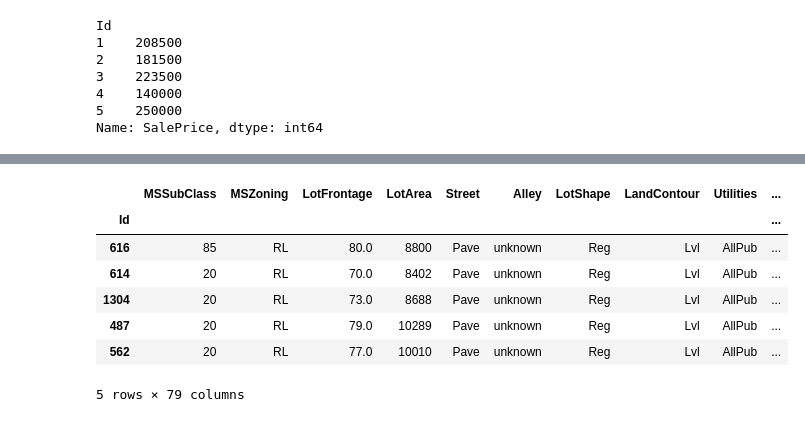
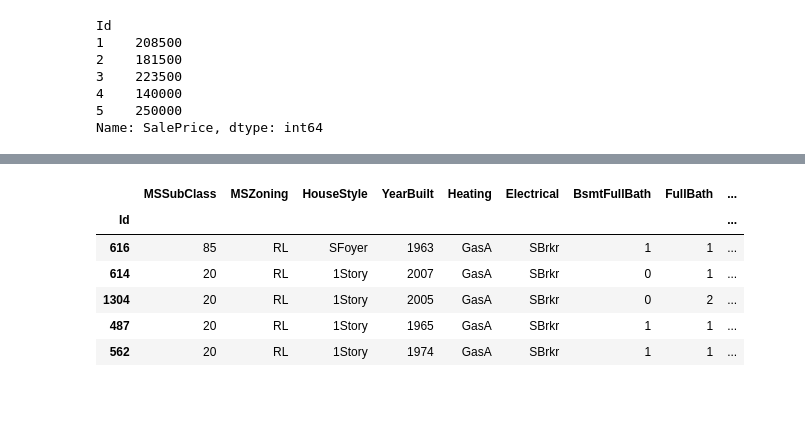
Before and after one commit to chloea31/machine_learning, a Jupyter notebook: notebooks/house_prices.ipynb, the cells around one changed output, grey strips where cells are left out. Cells and saved outputs as stored; diff of their text form; code cells hidden in the pictures.

```diff
--- a/notebooks/house_prices.ipynb
+++ b/notebooks/house_prices.ipynb
@@ -227,7 +251,24 @@ If categorical data => OneHotEncoder
 If numerical data => filling null data in (by fixed number, or the mean) => If mean: calculation from the TRAINING dataset
 # %%
 # Separating the features and the target (SalePrice)
-X = train.drop(columns = ["SalePrice"])
+X = train.drop(columns = ["SalePrice"])[[
+    "MSSubClass",
+    "MSZoning",
+    "HouseStyle",
+    "YearBuilt",
+    "Heating",
+    "Electrical",
+    "BsmtFullBath",
+    "FullBath",
+    "BedroomAbvGr",
+    "KitchenAbvGr",
+    "KitchenQual",
+    "GarageType",
+    "GarageCars",
+    "PavedDrive",
+    "OpenPorchSF",
+    "PoolQC"
+]]
 #X.info()
 #X.head()
 
@@ -273,24 +339,24 @@ X_train.head()
 # %%
 # Filling missing values in
-X_train["LotFrontage"] = X_train["LotFrontage"].fillna(value = X_train["LotFrontage"].mean())
-X_train["Alley"] = X_train["Alley"].fillna(value = "unknown")
-X_train["MasVnrType"] = X_train["MasVnrType"].fillna(value = "unknown")
-X_train["MasVnrArea"] = X_train["MasVnrArea"].fillna(value = X_train["MasVnrArea"].mean())
-X_train["BsmtQual"] = X_train["BsmtQual"].fillna(value = "unknown")
-X_train["BsmtCond"] = X_train["BsmtCond"].fillna(value = "unknown")
-X_train["BsmtExposure"] = X_train["BsmtExposure"].fillna(value = "unknown")
-X_train["BsmtFinType1"] = X_train["BsmtFinType1"].fillna(value = "unknown")
-X_train["BsmtFinType2"] = X_train["BsmtFinType2"].fillna(value = "unknown")
+#X_train["LotFrontage"] = X_train["LotFrontage"].fillna(value = X_train["LotFrontage"].mean())
+#X_train["Alley"] = X_train["Alley"].fillna(value = "unknown")
+#X_train["MasVnrType"] = X_train["MasVnrType"].fillna(value = "unknown")
+#X_train["MasVnrArea"] = X_train["MasVnrArea"].fillna(value = X_train["MasVnrArea"].mean())
+#X_train["BsmtQual"] = X_train["BsmtQual"].fillna(value = "unknown")
+#X_train["BsmtCond"] = X_train["BsmtCond"].fillna(value = "unknown")
+#X_train["BsmtExposure"] = X_train["BsmtExposure"].fillna(value = "unknown")
+#X_train["BsmtFinType1"] = X_train["BsmtFinType1"].fillna(value = "unknown")
+#X_train["BsmtFinType2"] = X_train["BsmtFinType2"].fillna(value = "unknown")
 X_train["Electrical"] = X_train["Electrical"].fillna(value = "unknown")
-X_train["FireplaceQu"] = X_train["FireplaceQu"].fillna(value = "unknown")
+#X_train["FireplaceQu"] = X_train["FireplaceQu"].fillna(value = "unknown")
 X_train["GarageType"] = X_train["GarageType"].fillna(value = "unknown")
-X_train["GarageYrBlt"] = X_train["GarageYrBlt"].fillna(value = X_train["GarageYrBlt"].mean())
-X_train["GarageFinish"] = X_train["GarageFinish"].fillna(value = "unknown")
-X_train["GarageQual"] = X_train["GarageQual"].fillna(value = "unknown")
-X_train["GarageCond"] = X_train["GarageCond"].fillna(value = "unknown")
+#X_train["GarageYrBlt"] = X_train["GarageYrBlt"].fillna(value = X_train["GarageYrBlt"].mean())
+#X_train["GarageFinish"] = X_train["GarageFinish"].fillna(value = "unknown")
+#X_train["GarageQual"] = X_train["GarageQual"].fillna(value = "unknown")
+#X_train["GarageCond"] = X_train["GarageCond"].fillna(value = "unknown")
 X_train["PoolQC"] = X_train["PoolQC"].fillna(value = "unknown")
-X_train["Fence"] = X_train["Fence"].fillna(value = "unknown")
-X_train["MiscFeature"] = X_train["MiscFeature"].fillna(value = "unknown")
+#X_train["Fence"] = X_train["Fence"].fillna(value = "unknown")
+#X_train["MiscFeature"] = X_train["MiscFeature"].fillna(value = "unknown")
 X_train.info()
 X_train.head()
 # %% [output]
@@ -314,11 +380,10 @@ memory usage: 611.2+ KB
-|  | MSSubClass | MSZoning | LotFrontage | LotArea | Street | Alley | LotShape | LandContour | Utilities | ... |
-| Id |  |  |  |  |  |  |  |  |  | ... |
-| 616 | 85 | RL | 80.0 | 8800 | Pave | unknown | Reg | Lvl | AllPub | ... |
-| 614 | 20 | RL | 70.0 | 8402 | Pave | unknown | Reg | Lvl | AllPub | ... |
-| 1304 | 20 | RL | 73.0 | 8688 | Pave | unknown | Reg | Lvl | AllPub | ... |
-| 487 | 20 | RL | 79.0 | 10289 | Pave | unknown | Reg | Lvl | AllPub | ... |
-| 562 | 20 | RL | 77.0 | 10010 | Pave | unknown | Reg | Lvl | AllPub | ... |
+|  | MSSubClass | MSZoning | HouseStyle | YearBuilt | Heating | Electrical | BsmtFullBath | FullBath | ... |
+| Id |  |  |  |  |  |  |  |  | ... |
+| 616 | 85 | RL | SFoyer | 1963 | GasA | SBrkr | 1 | 1 | ... |
+| 614 | 20 | RL | 1Story | 2007 | GasA | SBrkr | 0 | 1 | ... |
+| 1304 | 20 | RL | 1Story | 2005 | GasA | SBrkr | 0 | 2 | ... |
+| 487 | 20 | RL | 1Story | 1965 | GasA | SBrkr | 1 | 1 | ... |
+| 562 | 20 | RL | 1Story | 1974 | GasA | SBrkr | 1 | 1 | ... |
-5 rows × 79 columns
 # %%
 # OneHotEncoder on X_train
 
```
Also changed, not shown: parts of 11 cells of this notebook.
